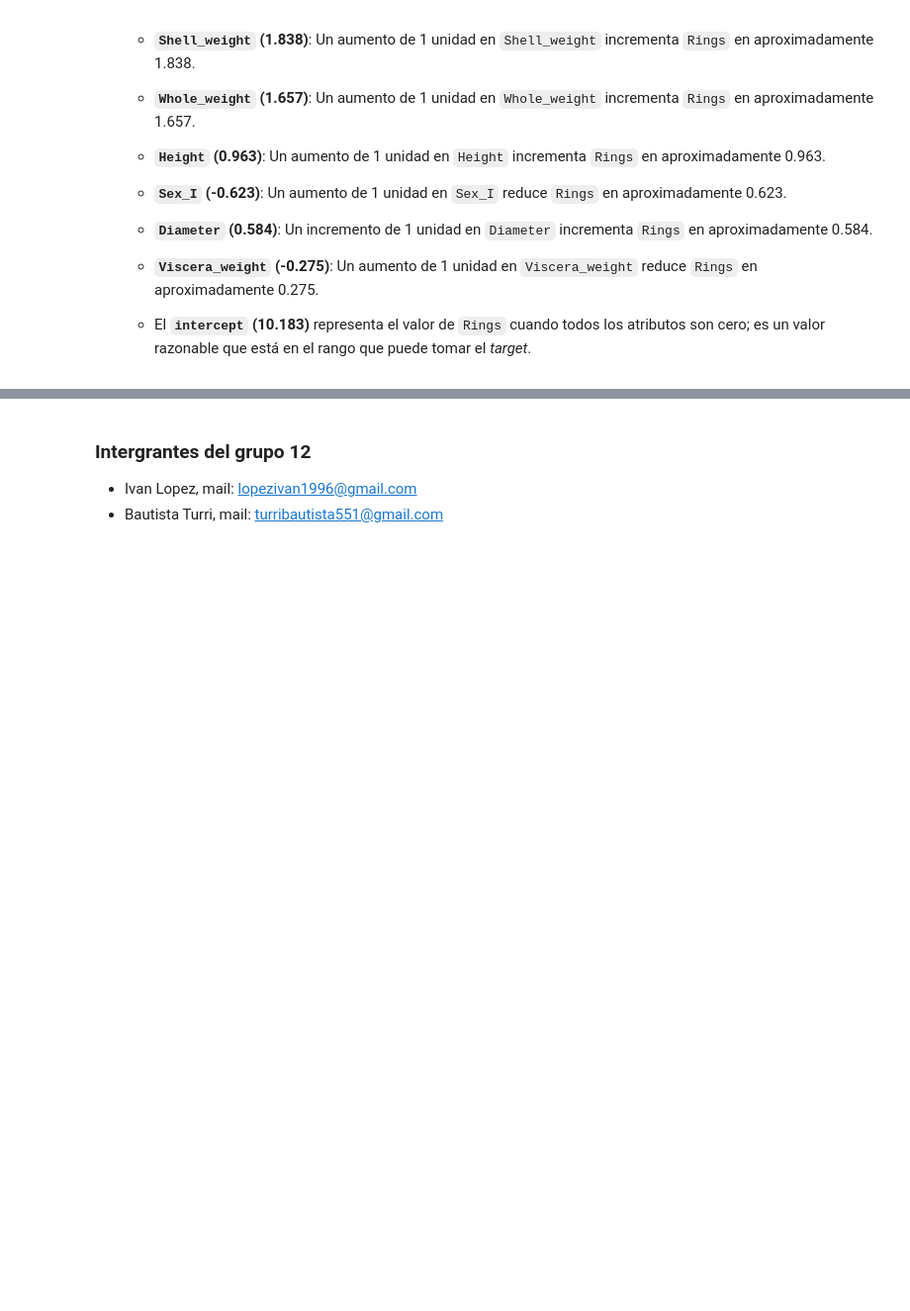
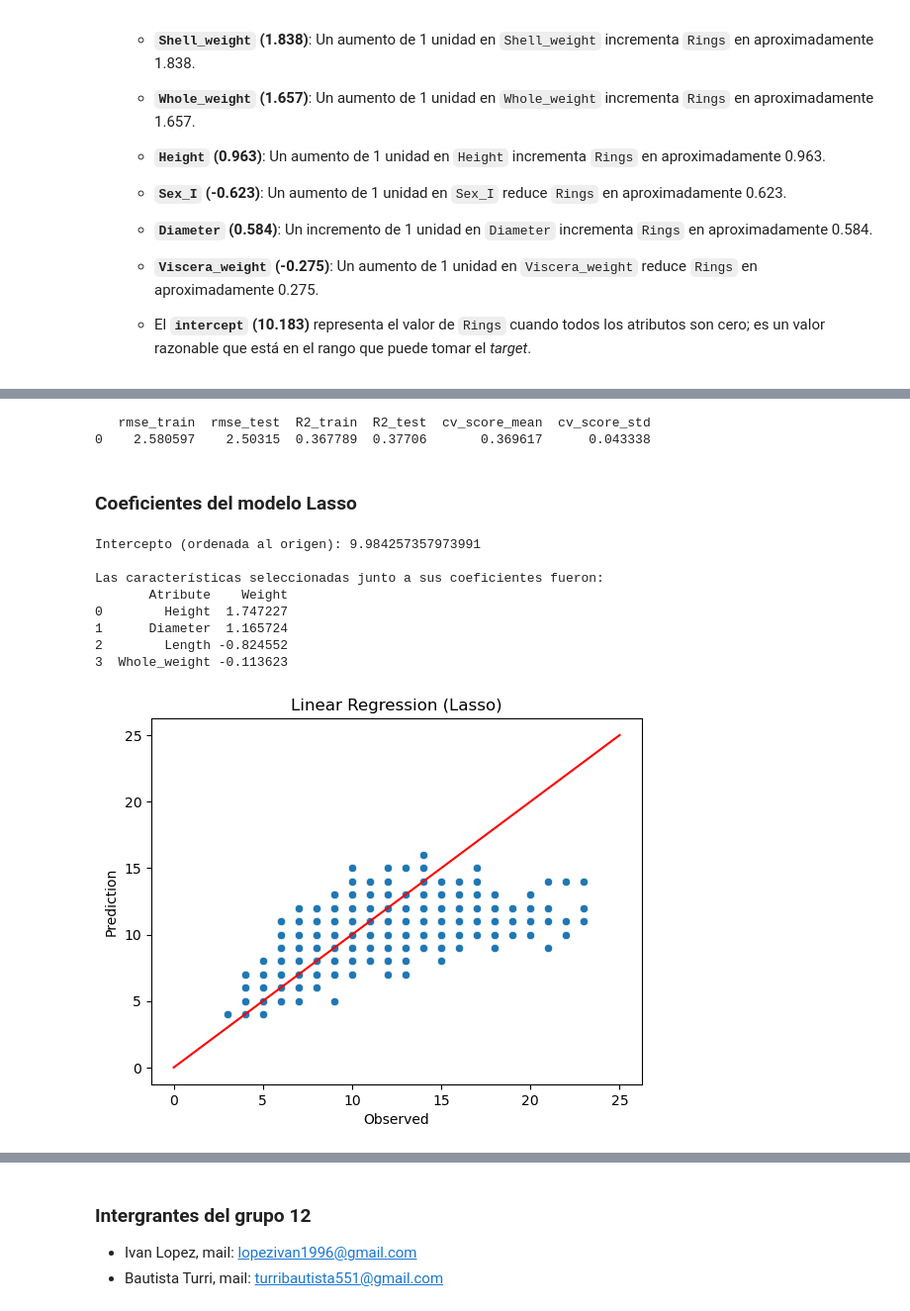
Before and after one commit to bautistaturri/EntregaIAA, a Jupyter notebook: Abulones_Entrega2_Grupo12.ipynb, the cells around one changed output, grey strips where cells are left out. Shown at 99% size. Saved outputs shown, nothing was run; the diff lists cells and outputs as text; code cells hidden in the pictures; blank space fills up the shorter version.

Commit message:
agregado de modelo final y comparativa

```diff
--- a/Abulones_Entrega2_Grupo12.ipynb
+++ b/Abulones_Entrega2_Grupo12.ipynb
@@ -393,0 +408,70 @@ También plantearíamos comparaciones de modelos, teniendo en cuenta que algunas
+# %%
+redondeo_vectorizado = np.vectorize(redondeo_primer_decimal)
+
+#realizamos predicciones
+lrlive_train_pred = lrlive_lasso.predict(X_train)
+lrlive_test_pred = lrlive_lasso.predict(X_test)
+
+lrlive_train_pred = redondeo_vectorizado(lrlive_train_pred)
+lrlive_test_pred = redondeo_vectorizado(lrlive_test_pred)
+# %%
+#evaluamos el rendimiento
+rmse_train = root_mean_squared_error(y_train, lrlive_train_pred)
+r2_train = r2_score(y_train, lrlive_train_pred)
+rmse_test = root_mean_squared_error(y_test, lrlive_test_pred)
+r2_test = r2_score(y_test, lrlive_test_pred)
+score = cross_val_score(lrlive_lasso, X_train, y_train, cv=10, scoring='r2')
+
+lrlive_lasso_df = pd.DataFrame({'rmse_train': [rmse_train], 'rmse_test': [rmse_test], 'R2_train': [r2_train],
+                           'R2_test': [r2_test], 'cv_score_mean': [score.mean()], 'cv_score_std': [score.std()]})
+print(lrlive_lasso_df)
+# %% [output]
+   rmse_train  rmse_test  R2_train  R2_test  cv_score_mean  cv_score_std
+0    2.580597    2.50315  0.367789  0.37706       0.369617      0.043338
+# %% [markdown]
+### Coeficientes del modelo Lasso
+# %%
+# Obtener el modelo Lasso del pipeline
+lrlive_lasso_mod = lrlive_lasso.named_steps['lasso']
+
+# Coeficientes del modelo Lasso
+coefficients = lrlive_lasso_mod.coef_
+intercept = lrlive_lasso_mod.intercept_
+
+# Columnas numéricas utilizadas como características
+columnas_numericas = X.columns
+
+# Creación del DataFrame con los atributos y sus pesos (coeficientes)
+atributes_weight = pd.DataFrame({
+    'Atribute': columnas_numericas,
+    'Weight': coefficients
+})
+
+# Selección de características con coeficientes distintos de cero (es decir, características seleccionadas por Lasso)
+features_selected = atributes_weight[atributes_weight['Weight'] != 0]
+
+# Ordenar las características por valor absoluto del coeficiente (peso)
+features_selected = features_selected.reindex(features_selected.Weight.abs().sort_values(ascending=False).index).reset_index(drop=True)
+# %%
+# Mostrar el intercepto y las características seleccionadas junto a sus coeficientes
+print(f"Intercepto (ordenada al origen): {intercept}\n")
+print("Las características seleccionadas junto a sus coeficientes fueron:")
+print(features_selected)
+
+# Visualización de la predicción frente a los valores observados
+sns.scatterplot(x=y_test, y=lrlive_test_pred)
+plt.plot([0, 25], [0, 25], color='red')
+plt.title('Linear Regression (Lasso)')
+plt.xlabel('Observed')
+plt.ylabel('Prediction')
+plt.show()
+# %% [output]
+Intercepto (ordenada al origen): 9.984257357973991
+
+Las características seleccionadas junto a sus coeficientes fueron:
+       Atribute    Weight
+0        Height  1.747227
+1      Diameter  1.165724
+2        Length -0.824552
+3  Whole_weight -0.113623
+[figure, added]
```
Also changed, not shown: parts of 14 cells of this notebook.
